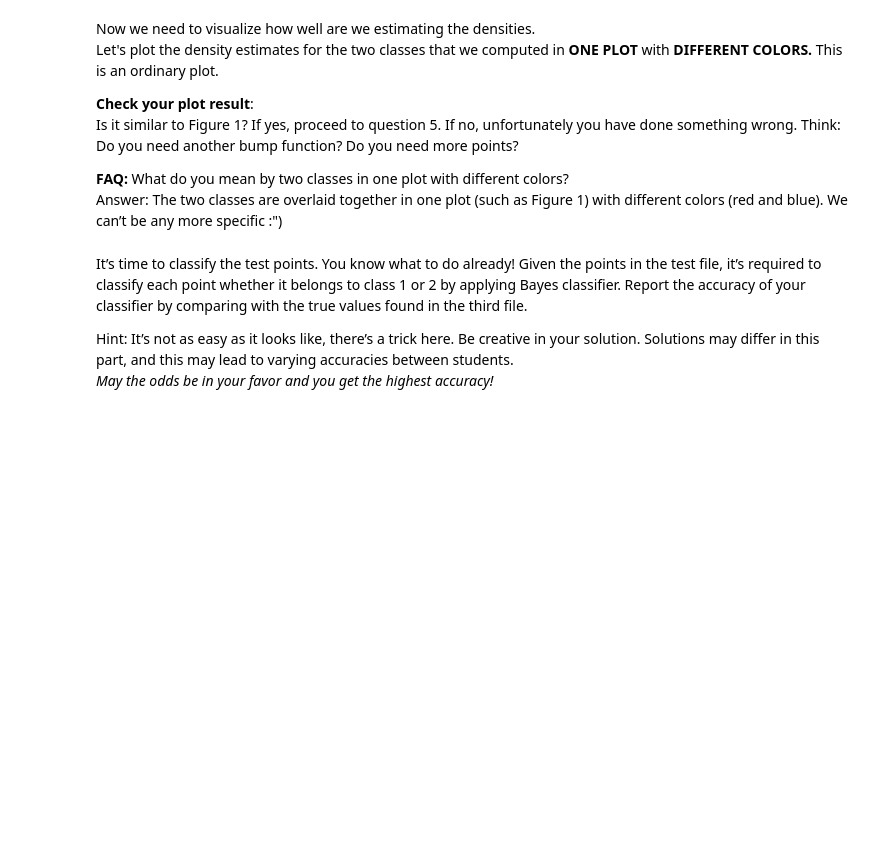
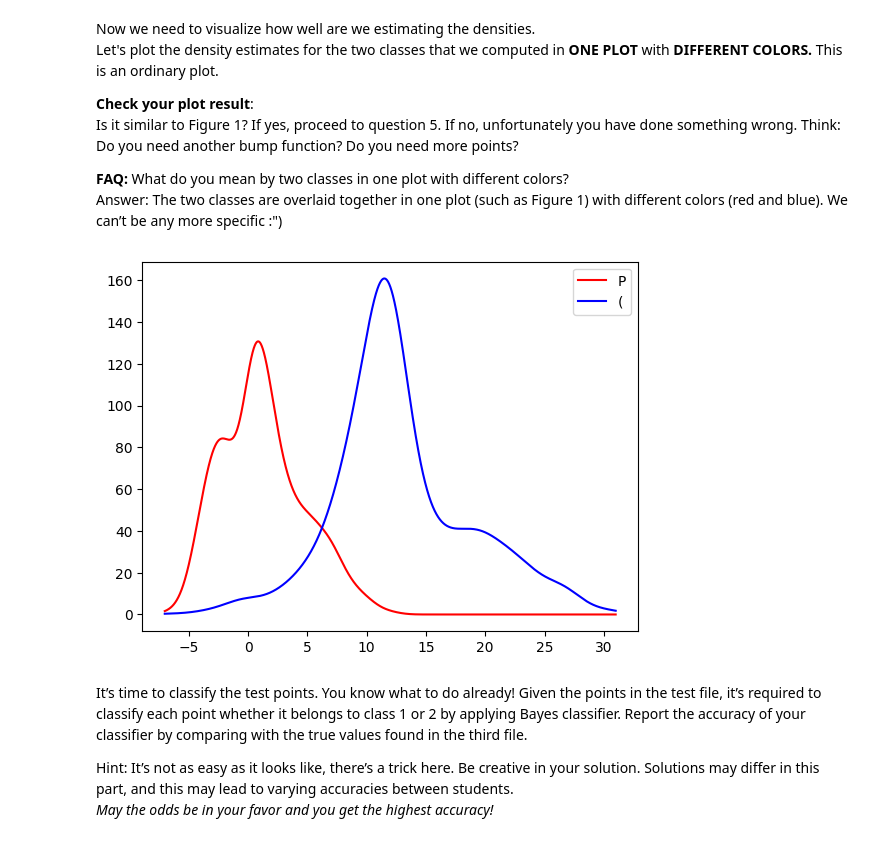
Before and after one commit to AdhamAliAbdelAal/NN-Labs, a Jupyter notebook: Lab 4 - Density Estimation/Density Estimation.ipynb, the cells around one changed output. Saved outputs shown, nothing was run; the diff lists cells and outputs as text; code cells hidden in the pictures; blank space fills up the shorter version.

```diff
--- a/Lab 4 - Density Estimation/Density Estimation.ipynb
+++ b/Lab 4 - Density Estimation/Density Estimation.ipynb
@@ -141,7 +156,7 @@ function and F represents the bump function.
 **Notes:** You should vectorise this (i.e. your function should work if x were a single data point or a vector of M data points).
 # %%
 def bump_function(point, x, h):
-    f = 0
+    f=gaussian((point-x)/h,0,1)/h
     # TODO 4: Implement the bump function phi(x) at point p with bandwidth h. Note that x can be a scalar or a vector.
     # NOTE: Your solution should be vectorized.
     return f
@@ -175,10 +194,10 @@ resolution of the scale (or how many points should be included between these two
 limits).
 # %%
 # TODO 5: Construct x-axis that will be used in density estimation.
-min_x = 0
-max_x = 0
+min_x = np.min(data[:,1])
+max_x = np.max(data[:,1])
 number_of_axis_points = 10000
-x = 0
+x = np.linspace(min_x, max_x, number_of_axis_points)
 # %% [markdown]
 Now we need to compute the desnsities for each class. Remember that the density estimate represents `P(x|Ci)`
 
@@ -186,5 +205,16 @@ We start by computing h_optimal for each class we have:
 # %%
 # TODO 6: Calculate the optimal h for each class.
 # (Warning: Do not use for loops. Use vectorization, broadcasting and masking).
-h1 = None
-h2 = None
+class1 = data[data[:,0]==1][:,1]
+class2 = data[data[:,0]==2][:,1]
+sigma1 = np.std(class1)
+sigma2 = np.std(class2)
+if(DEBUG):
+    print(sigma1)
+    print(sigma2)
+
+h1 = calculate_h_optimal(sigma1, 1, class1.shape[0])
+h2 = calculate_h_optimal(sigma2, 1, class2.shape[0])
+if(DEBUG):
+    print(h1)
+    print(h2)
@@ -194,6 +229,10 @@ We then use these h_optimals to calculate the density functions:
 # TODO 7: Calculate the probability density function p(x|C1) and p(x|C2) for each value on the constructed x-axis
 pxgivenC1 = np.zeros(number_of_axis_points)  # class 1
 pxgivenC2 = np.zeros(number_of_axis_points)  # class 2
+for i in range(len(class1)):
+    pxgivenC1 += bump_function(x,class1[i],h1)
+for i in range(len(class2)):
+    pxgivenC2 += bump_function(x,class2[i],h2)
 # %% [markdown]
 Now we need to visualize how well are we estimating the densities.\
 Let's plot the density estimates for the two classes that we computed in **ONE PLOT** with **DIFFERENT
@@ -209,6 +248,12 @@ different colors (red and blue). We can’t be any more specific :")
 # %%
 # plot the estimated densities
 # TODO 8: Plot the two densities P(x|C1) and P(x|C2) on the same plot. use plt.plot(..)
+plt.plot(x,pxgivenC1,label='P(x|C1)',color='red')
+plt.plot(x,pxgivenC2,label='P(x|C2)',color='blue')
+plt.legend("P(X|Ci)")
+plt.show()
+# %% [output]
+[figure, added]
 # %% [markdown]
 It’s time to classify the test points. You know what to do already! Given the points in
 the test file, it’s required to classify each point whether it belongs to class 1 or 2 by
```
Also changed, not shown: parts of 9 cells of this notebook, 1 other file.
